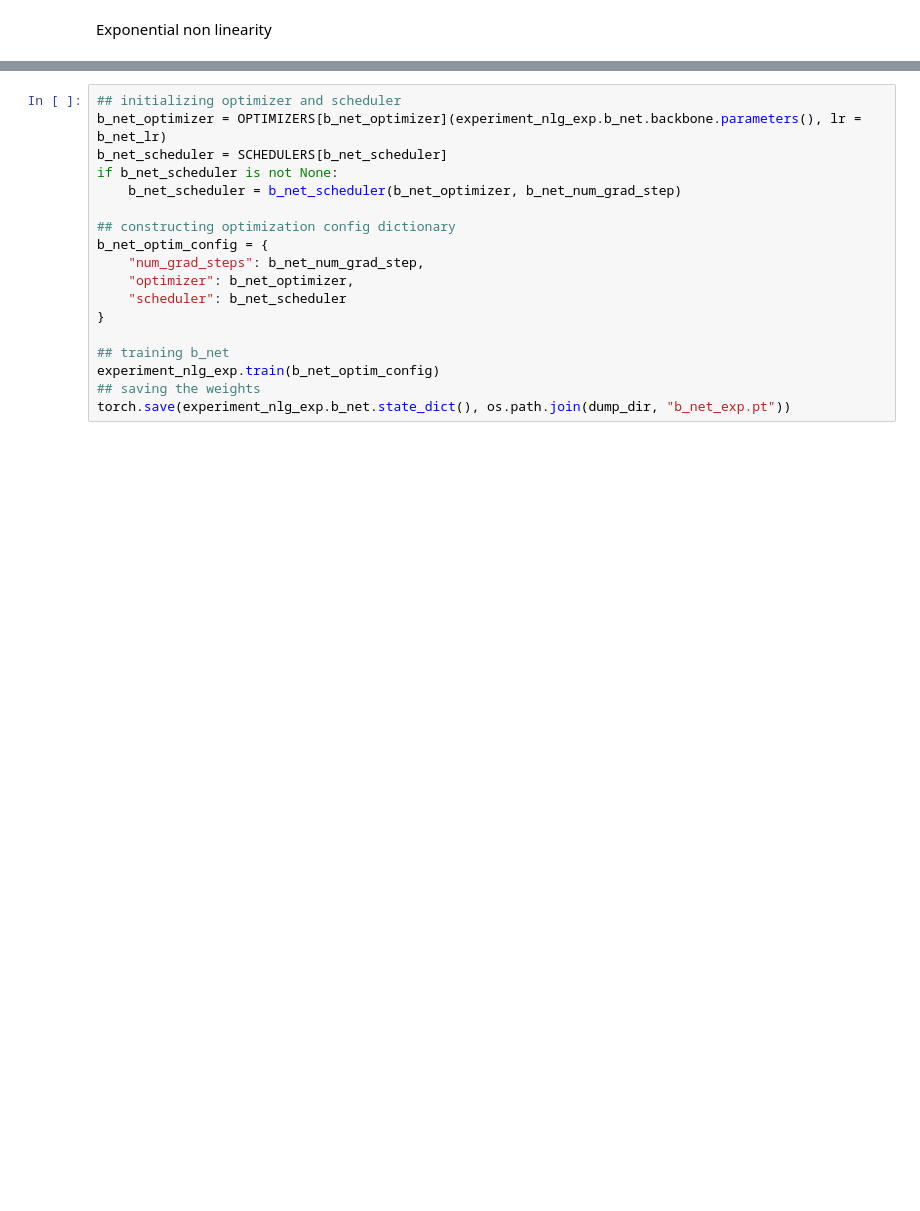
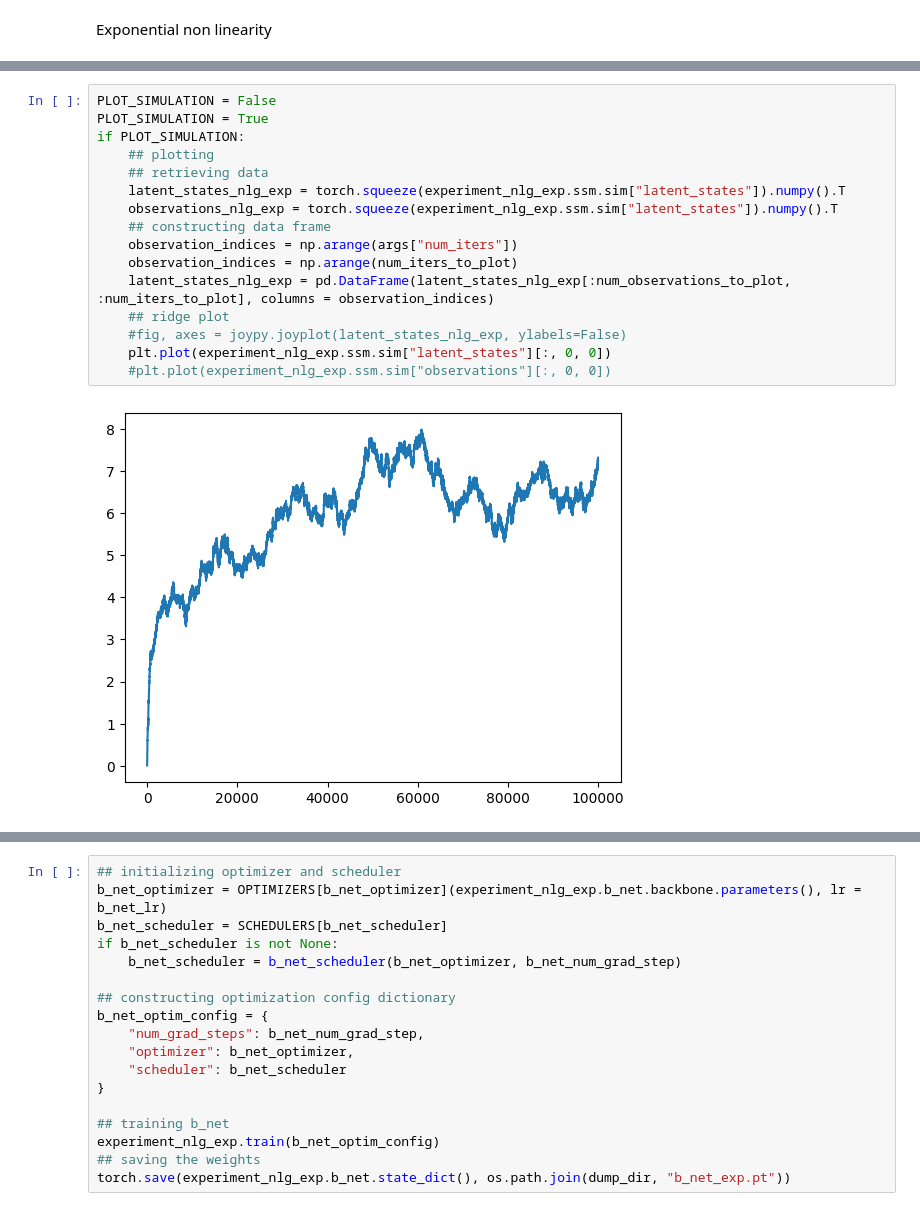
Before and after one commit to FMGS666/interpolant-filtering, a Jupyter notebook: notebooks/nlg.ipynb, the cells around one changed output, grey strips where cells are left out. Cells and saved outputs as stored; diff of their text form; blank space fills up the shorter version.

```diff
--- a/notebooks/nlg.ipynb
+++ b/notebooks/nlg.ipynb
@@ -155,3 +152,21 @@ experiment_nlg_exp = create_experiment(args)
+# %%
+PLOT_SIMULATION = False
+PLOT_SIMULATION = True
+if PLOT_SIMULATION:
+    ## plotting
+    ## retrieving data
+    latent_states_nlg_exp = torch.squeeze(experiment_nlg_exp.ssm.sim["latent_states"]).numpy().T
+    observations_nlg_exp = torch.squeeze(experiment_nlg_exp.ssm.sim["latent_states"]).numpy().T
+    ## constructing data frame
+    observation_indices = np.arange(args["num_iters"])
+    observation_indices = np.arange(num_iters_to_plot)
+    latent_states_nlg_exp = pd.DataFrame(latent_states_nlg_exp[:num_observations_to_plot, :num_iters_to_plot], columns = observation_indices)
+    ## ridge plot
+    #fig, axes = joypy.joyplot(latent_states_nlg_exp, ylabels=False)
+    plt.plot(experiment_nlg_exp.ssm.sim["latent_states"][:, 0, 0])
+    #plt.plot(experiment_nlg_exp.ssm.sim["observations"][:, 0, 0])
+# %% [output]
+[figure, added]
 # %%
 batch = experiment_nlg_exp.get_batch()
 print("BEFORE STANDARDIZATION\n")
```
Also changed, not shown: parts of 4 cells of this notebook, 3 other files.
